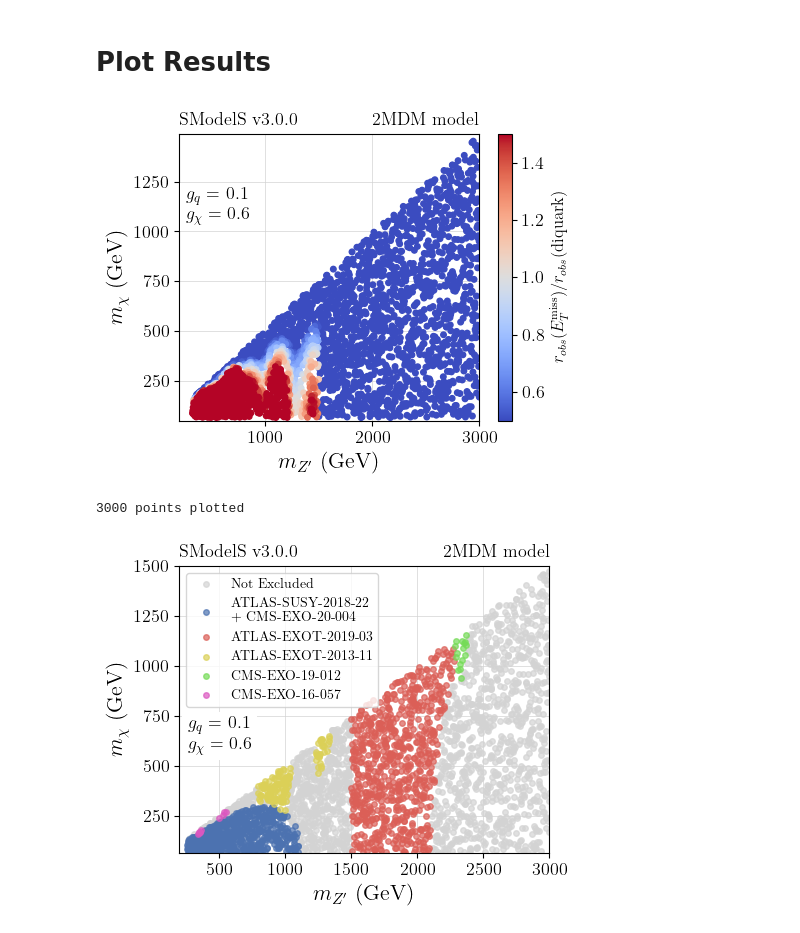
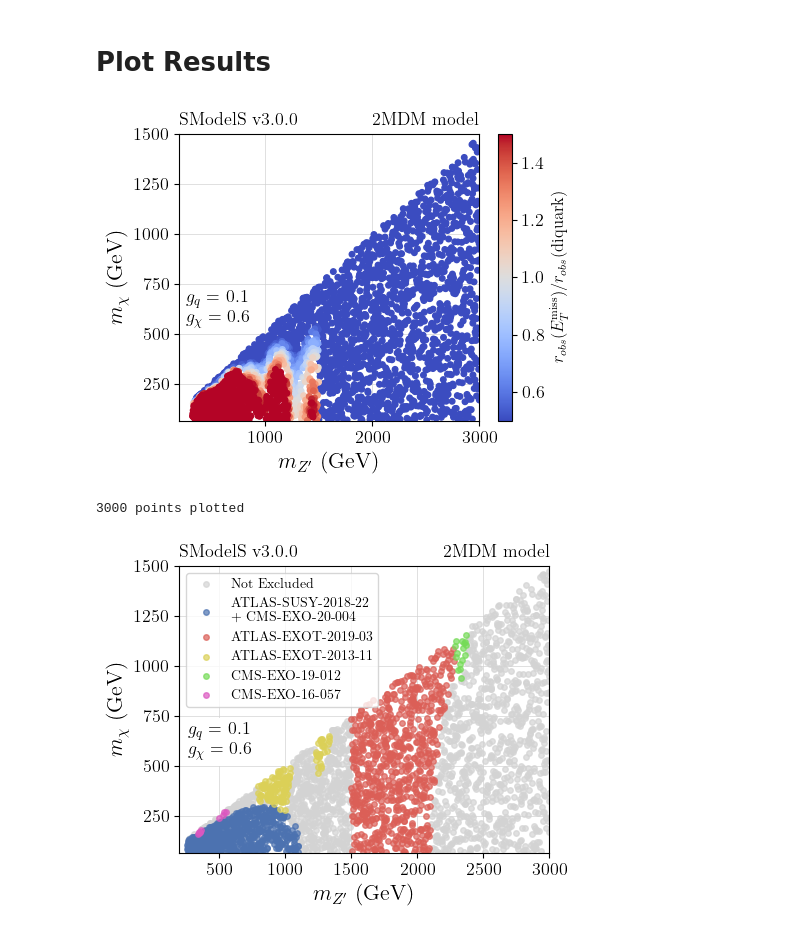
Before and after one commit to SModelS/smodelsv3-paper, a Jupyter notebook: notebooks/2MDM-monojet-vs-dijet-combined.ipynb, the cells around one changed output. Cells and saved outputs as stored; diff of their text form; code cells hidden in the pictures.

```diff
--- a/notebooks/2MDM-monojet-vs-dijet-combined.ipynb
+++ b/notebooks/2MDM-monojet-vs-dijet-combined.ipynb
@@ -149,36 +149,36 @@ rmax_all = pd.concat([rmax_all,dataDF.drop(columns=list(expResCols)+['CombinedRe
 # %%
 cm = sns.color_palette("coolwarm", as_cmap=True)
 
 x = rmaxDF['mZp']
 y = rmaxDF['mChi']
 c = rmaxDF['ratio']
 sc = plt.scatter(x,y,c=c, cmap=cm, vmin=0.5, vmax=1.5)
 
 
 
 cb = plt.colorbar(sc)
 cb.set_label(label=r'$r_{obs}(E_T^{\rm miss})$/$r_{obs}$(diquark)',fontsize=12)
 
 plt.xlabel(r'$m_{Z^{\prime}}$ (GeV)')
 plt.ylabel(r'$m_{\chi}$ (GeV)')
 textstr = '\n'.join((
     r'$g_q =$ %1.1f' %gq,
     r'$g_{\chi} = %1.1f$' %gchi))
 
-plt.text(0.022,0.7,textstr,
+plt.text(0.022,0.34,textstr,
          bbox=dict(facecolor='white', edgecolor='none'),transform = plt.gca().transAxes)
 
 plt.title(r'SModelS v3.0.0', loc='left')
 plt.title(r'2MDM model', loc='right')
 
 plt.xlim(200, 3000)
-plt.ylim(50, 1490)
+plt.ylim(65, 1500)
 
 plt.tight_layout()
 plt.savefig('./figures/exclusions_2mdm_ratio_dij_monoj_c1.png')
 plt.show()
 # %% [output]
-[figure, old version]
+[figure, new version]
 # %%
 allowed = rmax_all[rmax_all['ExptRes.result.r'] < 1.0]
 x = allowed['mZp']
@@ -215,7 +215,7 @@ textstr = '\n'.join((
     r'$g_q =$ %1.1f' %gq,
     r'$g_{\chi} = %1.1f$' %gchi))
 
-plt.text(0.022,0.36,textstr,
+plt.text(0.022,0.34,textstr,
          bbox=dict(facecolor='white', edgecolor='none'),transform = plt.gca().transAxes)
 
 plt.xlim(200, 3000)
@@ -226,4 +226,4 @@ plt.savefig('./figures/exclusions_2mdm_NWA.png')
 plt.show()
 # %% [output]
 3000 points plotted
-[figure, old version]
+[figure, new version]
```
Also changed, not shown: 2 other files.
